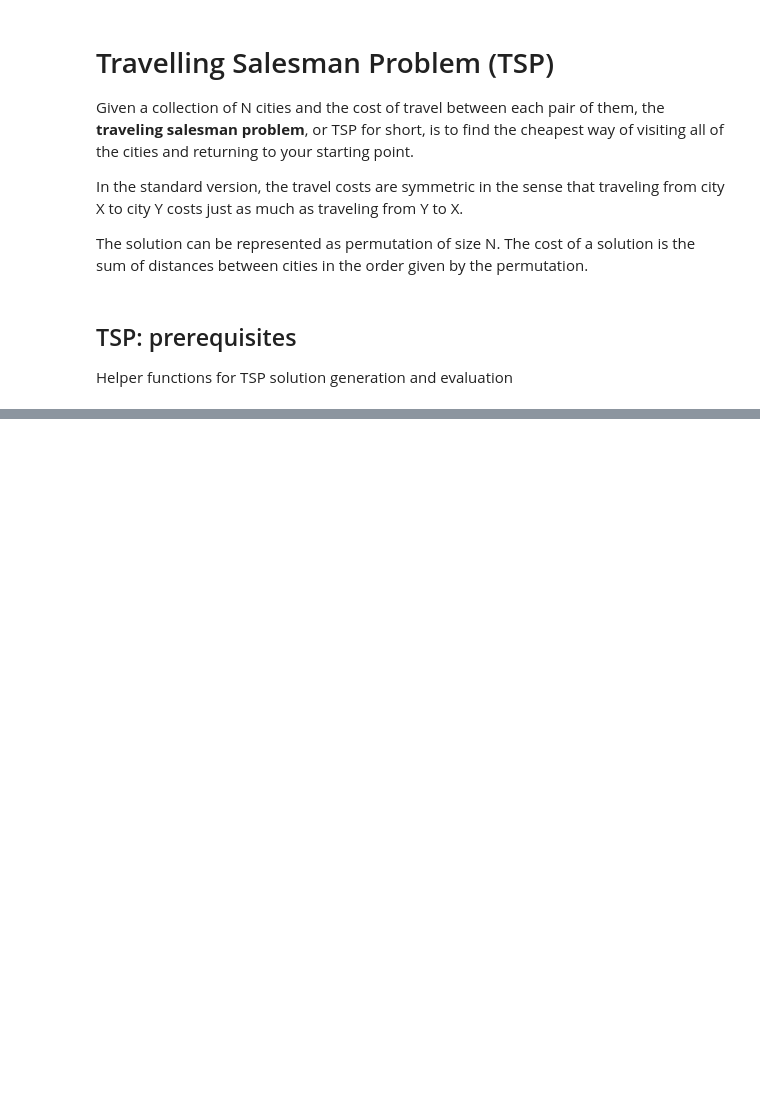
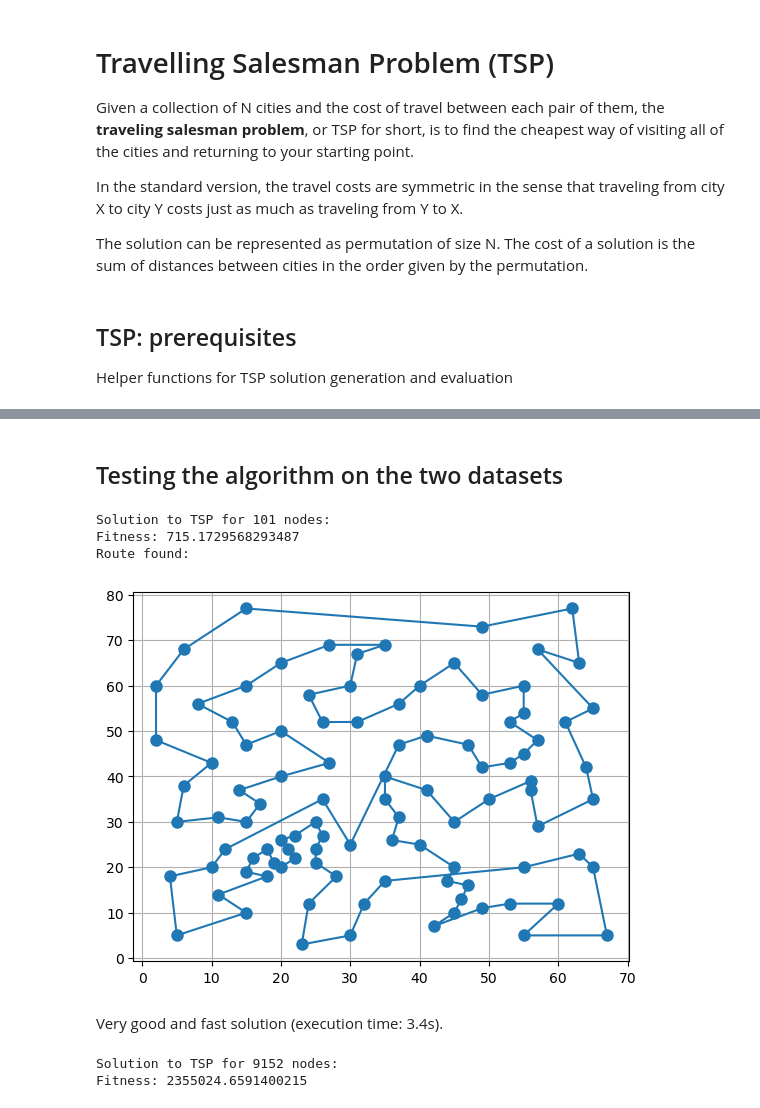
Before and after one commit to Tamarov128/metaheuristics-labs, a Jupyter notebook: lab8/MH-Lab8-A8.ipynb, the cells around one changed output, grey strips where cells are left out. Saved outputs shown, nothing was run; the diff lists cells and outputs as text; code cells hidden in the pictures; blank space fills up the shorter version.

Commit message:
ant colony optimization notebook

```diff
--- a/lab8/MH-Lab8-A8.ipynb
+++ b/lab8/MH-Lab8-A8.ipynb
@@ -307,0 +682,35 @@ plt.show()
+# %% [markdown]
+## Testing the algorithm on the two datasets
+# %%
+# Testing ant system algorithm for the small dataset
+
+# n = 101
+n, nodes = load_data("C:/Users/Elena/OneDrive - Universitatea Babeş-Bolyai/AI UBB - Semester 4/Metaheuristics/Labs/lab3/input_files/eil101.tsp")
+
+solution, fitness = tsp_ant_colony_system(n, nodes)
+
+print(f"Solution to TSP for {n} nodes:")
+print(f"Fitness: {fitness}")
+
+print("Route found:")
+plot_tsp(nodes, solution)
+# %% [output]
+Solution to TSP for 101 nodes:
+Fitness: 715.1729568293487
+Route found:
+[figure, added]
+# %% [markdown]
+Very good and fast solution (execution time: 3.4s).
+# %%
+# Testing ant system algorithm for the large dataset
+
+# n = 9152
+n, nodes = load_data("C:/Users/Elena/OneDrive - Universitatea Babeş-Bolyai/AI UBB - Semester 4/Metaheuristics/Labs/lab3/input_files/ar9152.tsp")
+
+solution, fitness = tsp_ant_colony_system(n, nodes, max_iterations=10)
+
+print(f"Solution to TSP for {n} nodes:")
+print(f"Fitness: {fitness}")
+# %% [output]
+Solution to TSP for 9152 nodes:
+Fitness: 2355024.6591400215
```
Also changed, not shown: parts of 46 cells of this notebook.
